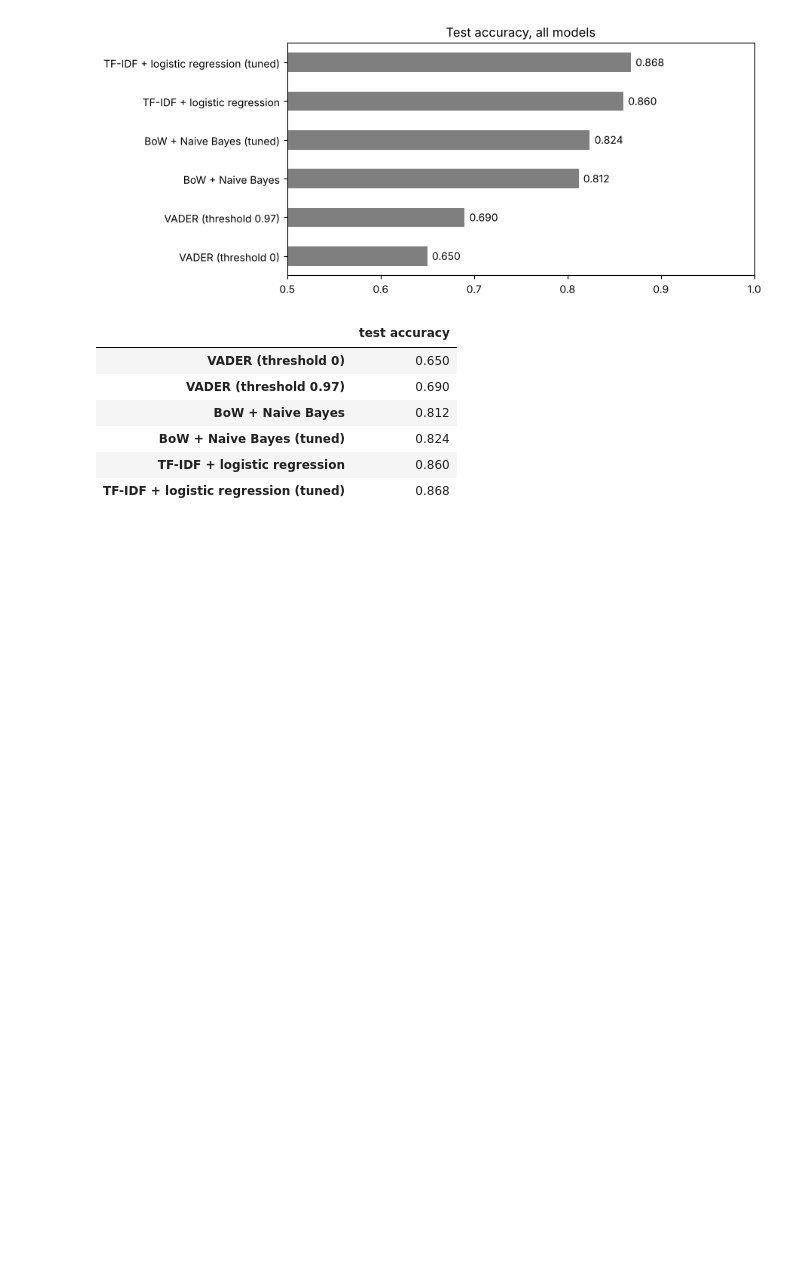
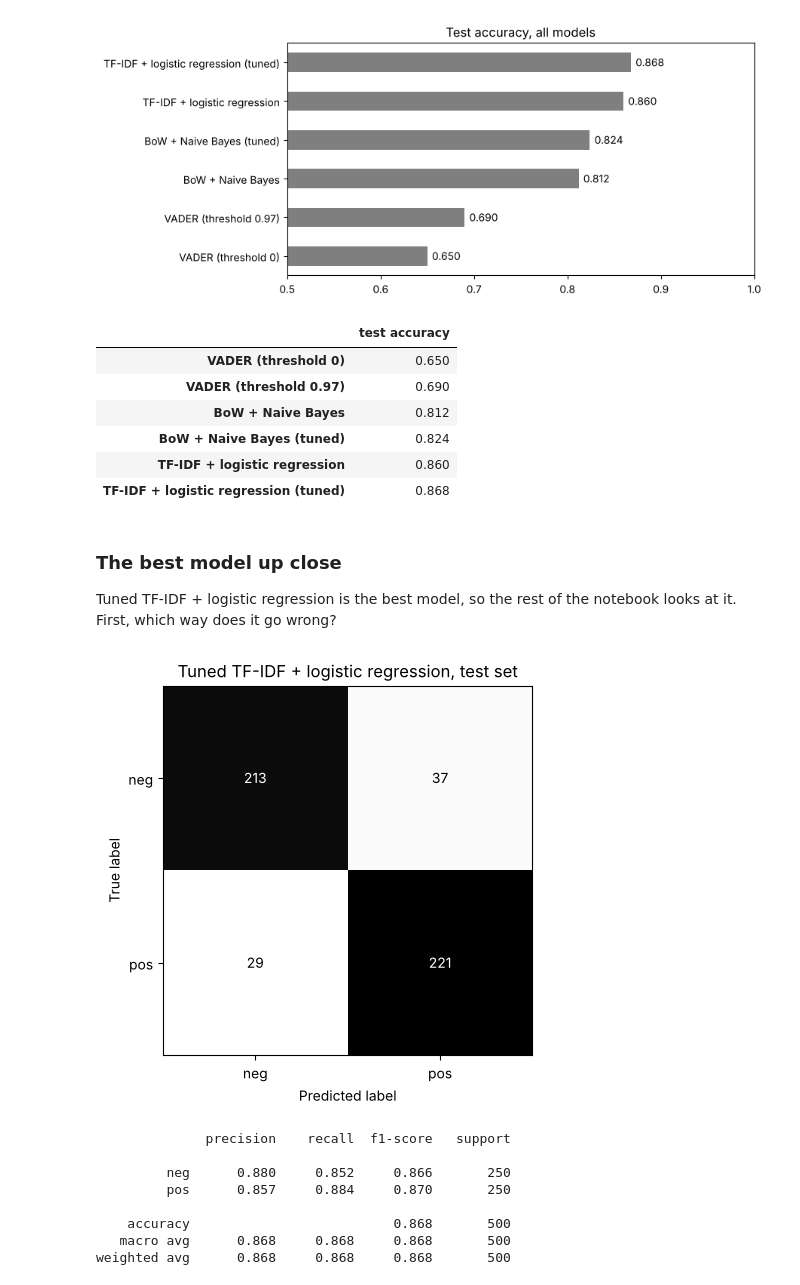
Before and after one commit to adityarajsingh1/sentiment-analysis, a Jupyter notebook: sentiment_analysis.ipynb, the cells around one changed output. Saved outputs shown, nothing was run; the diff lists cells and outputs as text; code cells hidden in the pictures; blank space fills up the shorter version.

Commit message:
Add a confusion matrix and the best model's strongest weights

```diff
--- a/sentiment_analysis.ipynb
+++ b/sentiment_analysis.ipynb
@@ -513,3 +513,29 @@ summary.round(3).to_frame()
 | BoW + Naive Bayes (tuned) | 0.824 |
 | TF-IDF + logistic regression | 0.860 |
 | TF-IDF + logistic regression (tuned) | 0.868 |
+# %% [markdown]
+### The best model up close
+
+Tuned TF-IDF + logistic regression is the best model, so the rest of the notebook looks at it. First, which way
+does it go wrong?
+# %%
+from sklearn.metrics import ConfusionMatrixDisplay
+
+best = searches["TF-IDF + logistic regression (tuned)"].best_estimator_
+test["pred"] = best.predict(test.text)
+test["p_pos"] = best.predict_proba(test.text)[:, list(best.classes_).index("pos")]
+
+ConfusionMatrixDisplay.from_predictions(test.label, test.pred, cmap="Greys", colorbar=False)
+plt.title("Tuned TF-IDF + logistic regression, test set")
+plt.show()
+print(classification_report(test.label, test.pred, digits=3))
+# %% [output]
+[figure, added]
+              precision    recall  f1-score   support
+
+         neg      0.880     0.852     0.866       250
+         pos      0.857     0.884     0.870       250
+
+    accuracy                          0.868       500
+   macro avg      0.868     0.868     0.868       500
+weighted avg      0.868     0.868     0.868       500
```
Also changed, not shown: parts of 2 cells of this notebook.
